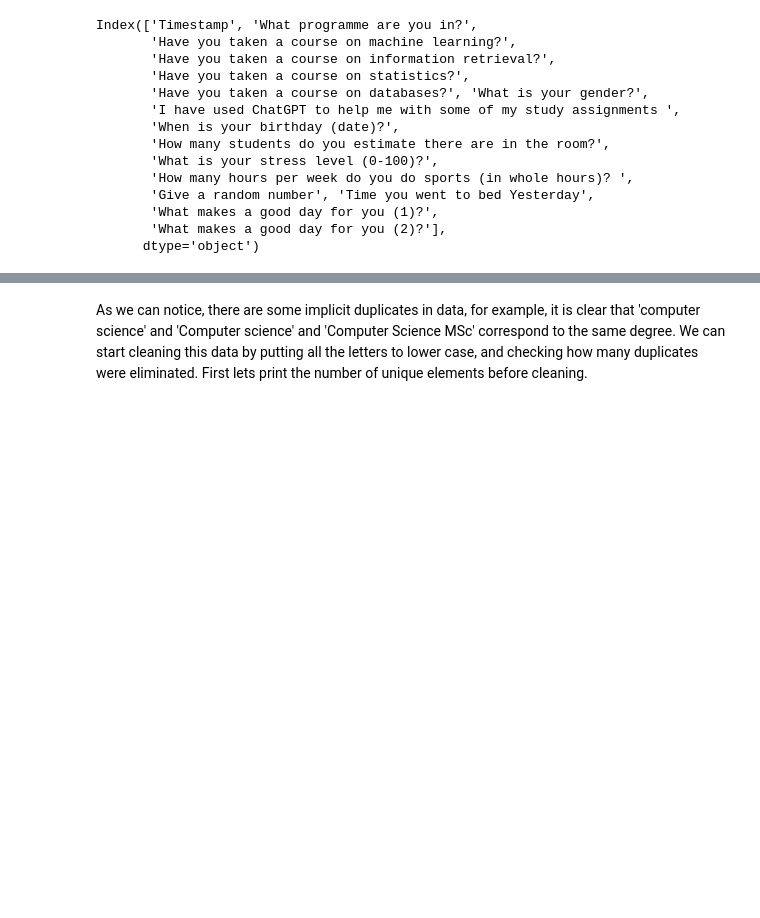
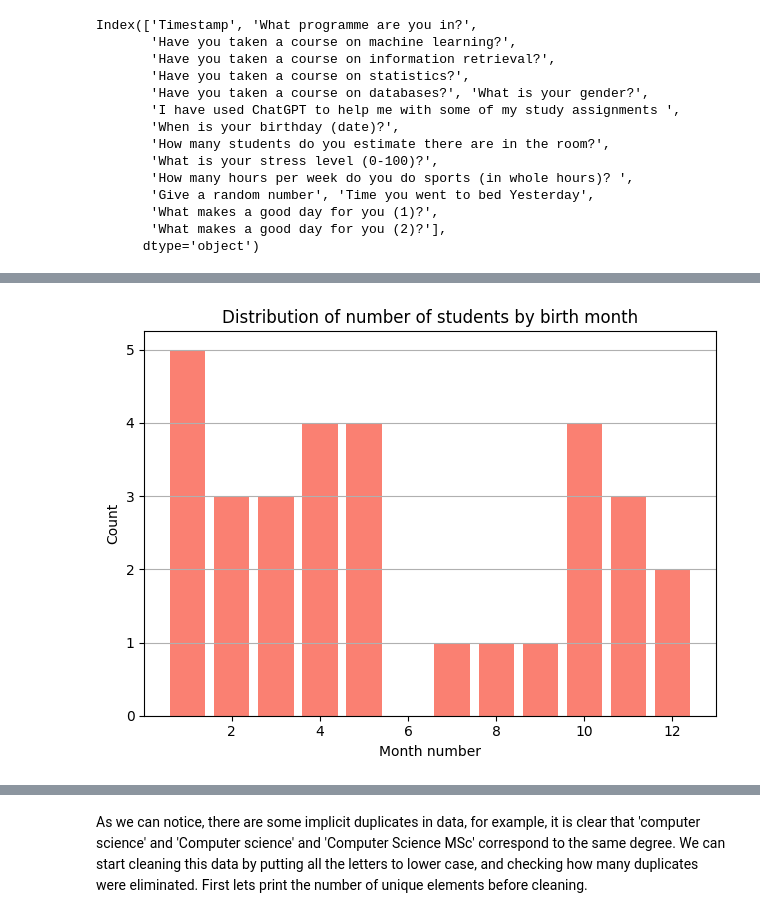
Before and after one commit to GenhaoLi/DMT_Assignment_1, a Jupyter notebook: Assignment-1.ipynb, the cells around one changed output, grey strips where cells are left out. Cells and saved outputs as stored; diff of their text form; code cells hidden in the pictures; blank space fills up the shorter version.

```diff
--- a/Assignment-1.ipynb
+++ b/Assignment-1.ipynb
@@ -35,0 +157,15 @@ Index(['Timestamp', 'What programme are you in?',
+# %%
+df['birthday_timestamp']= pd.to_datetime(df['When is your birthday (date)?'], errors = 'coerce')
+df['birth_month'] = df['birthday_timestamp'].dt.month
+# %%
+# Plot the distribution of people born in each month
+month_counts = df['birth_month'].value_counts()
+plt.bar(month_counts.index, month_counts.values, color = 'salmon')
+plt.title('Distribution of number of students by birth month')
+plt.xlabel('Month number')
+plt.ylabel('Count')
+plt.grid(axis='y')
+plt.tight_layout()
+plt.show()
+# %% [output]
+[figure, added]
```
Also changed, not shown: parts of 57 cells of this notebook.
